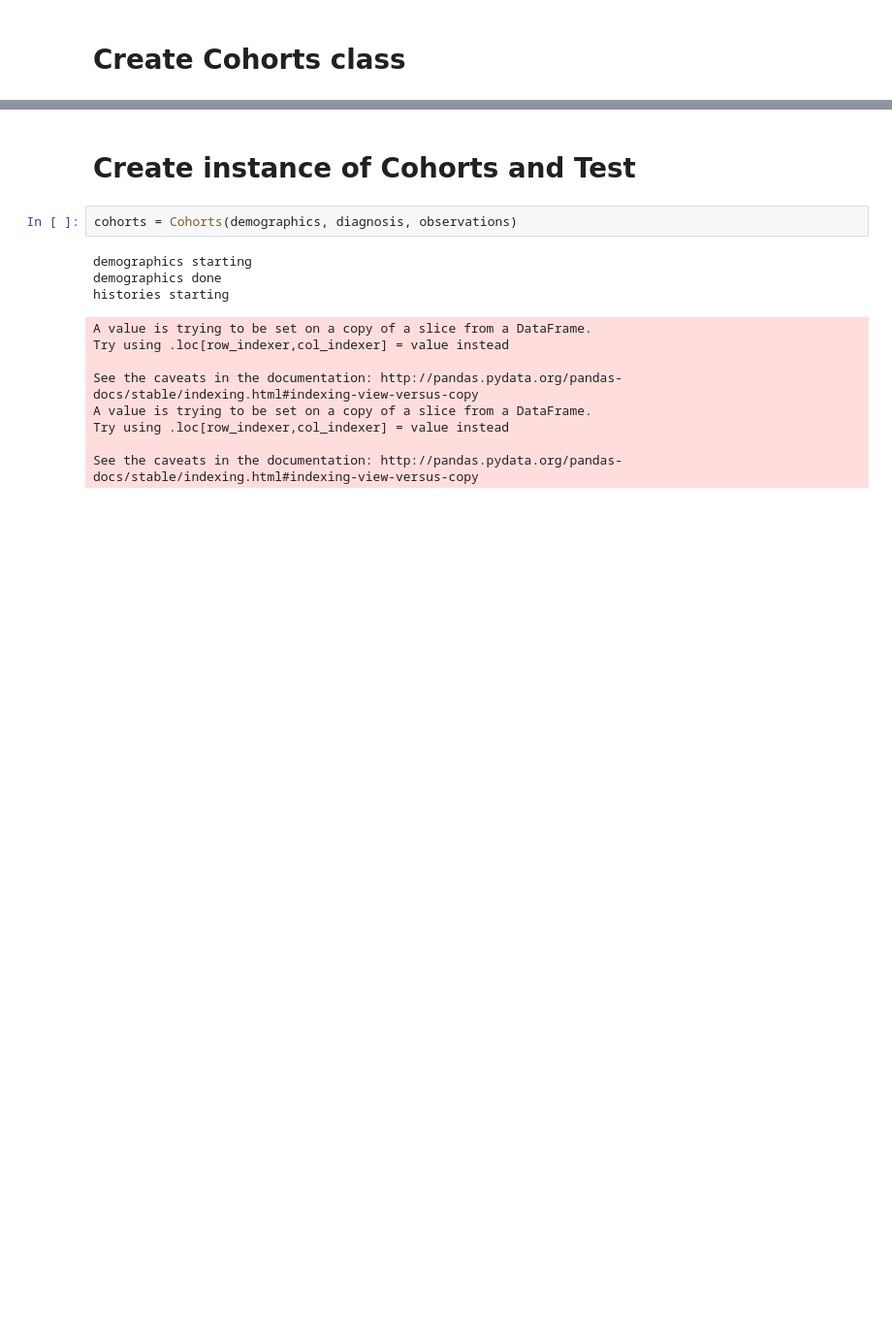
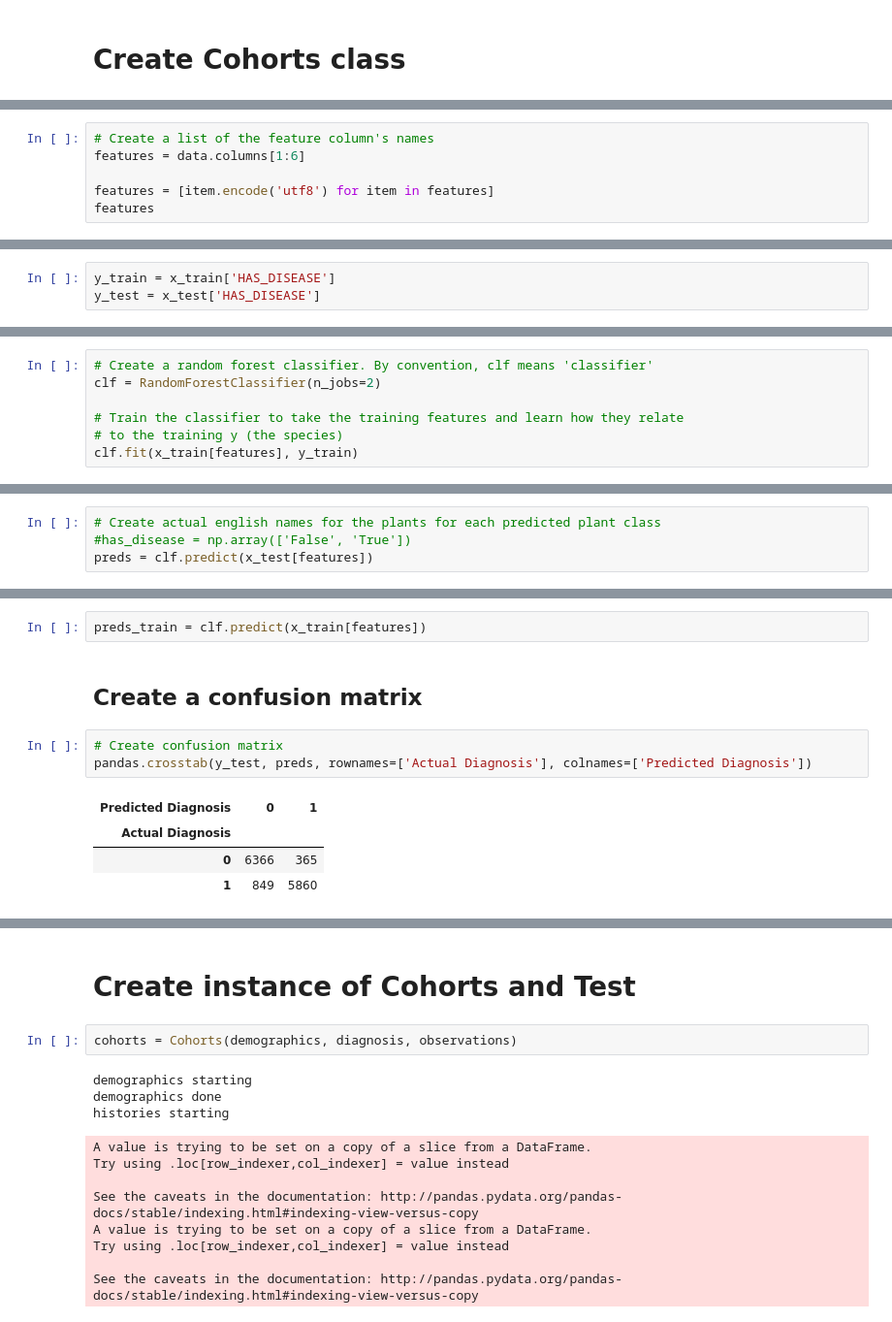
Before and after one commit to pixiedust/pixiedust_health, a Jupyter notebook: cohorts_notebook.ipynb, the cells around one changed output, grey strips where cells are left out. Shown at 97% size. Cells and saved outputs as stored; diff of their text form; blank space fills up the shorter version.

```diff
--- a/cohorts_notebook.ipynb
+++ b/cohorts_notebook.ipynb
@@ -316,0 +586,6 @@ class Cohorts:
+# %%
+# Create a list of the feature column's names
+features = data.columns[1:6]
+
+features = [item.encode('utf8') for item in features]
+features
@@ -316,0 +602,3 @@ class Cohorts:
+# %%
+y_train = x_train['HAS_DISEASE']
+y_test = x_test['HAS_DISEASE']
@@ -316,0 +607,7 @@ class Cohorts:
+# %%
+# Create a random forest classifier. By convention, clf means 'classifier'
+clf = RandomForestClassifier(n_jobs=2)
+
+# Train the classifier to take the training features and learn how they relate
+# to the training y (the species)
+clf.fit(x_train[features], y_train)
@@ -316,0 +646,4 @@ class Cohorts:
+# %%
+# Create actual english names for the plants for each predicted plant class
+#has_disease = np.array(['False', 'True'])
+preds = clf.predict(x_test[features])
@@ -316,0 +665,12 @@ class Cohorts:
+# %%
+preds_train = clf.predict(x_train[features])
+# %% [markdown]
+## Create a confusion matrix
+# %%
+# Create confusion matrix
+pandas.crosstab(y_test, preds, rownames=['Actual Diagnosis'], colnames=['Predicted Diagnosis'])
+# %% [output]
+| Predicted Diagnosis | 0 | 1 |
+| Actual Diagnosis |  |  |
+| 0 | 6366 | 365 |
+| 1 | 849 | 5860 |
```
Also changed, not shown: parts of 69 cells of this notebook.
